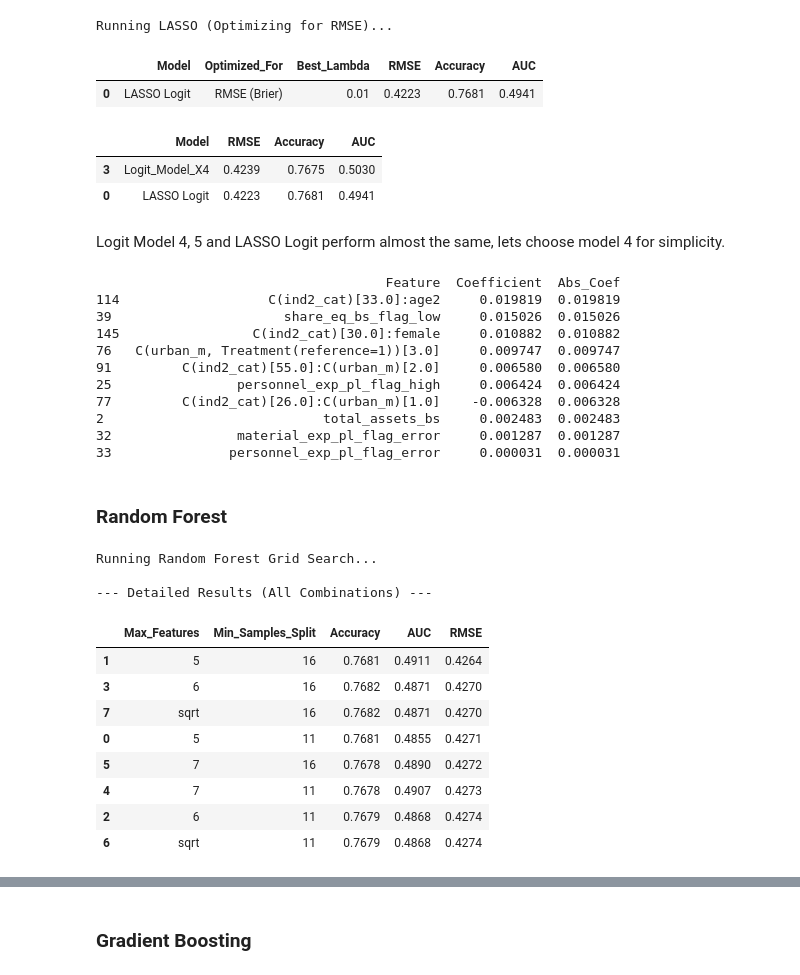
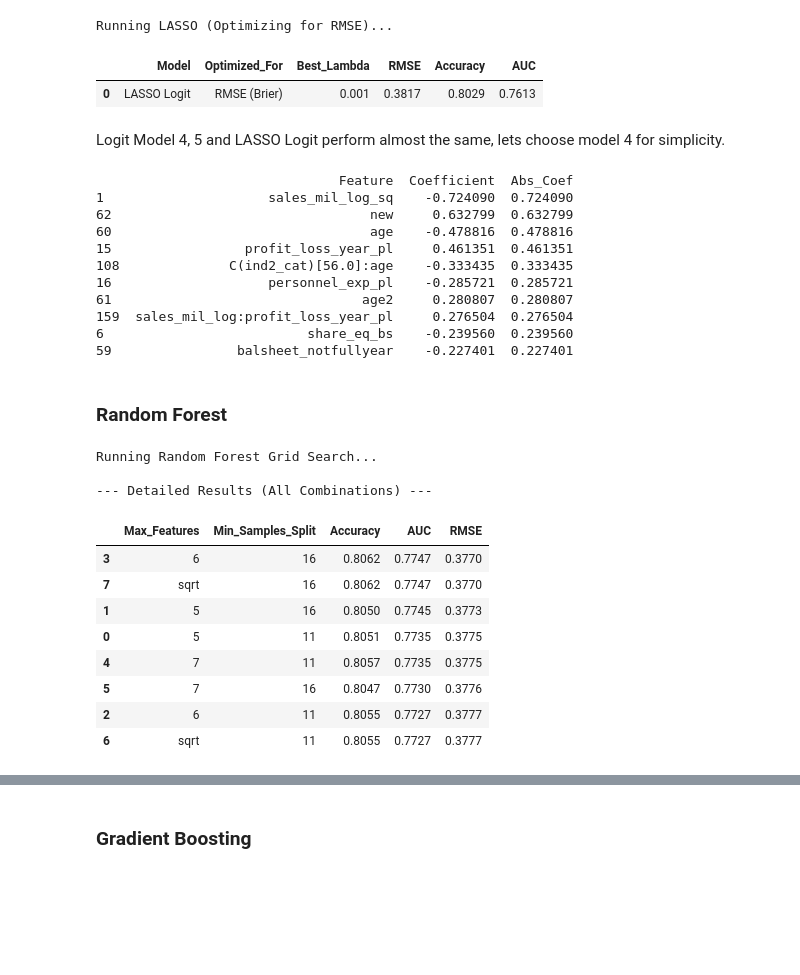
Before and after one commit to 4mbrus/Data-Analysis-3, a Jupyter notebook: Assignment 2/assignment_2.ipynb, the cells around one changed output, grey strips where cells are left out. Drawn from its saved outputs; the diff is of its cells as text; code cells hidden in the pictures; blank space fills up the shorter version.

```diff
--- a/Assignment 2/assignment_2.ipynb
+++ b/Assignment 2/assignment_2.ipynb
@@ -31,7 +21,7 @@ warnings.filterwarnings("ignore")
 # PART I: Probability prediction
 # %%
 # read in the clean dataset
-firms_df = pd.read_csv("bisnode_firms_clean.csv")
+firms_df = pd.read_csv("https://raw.githubusercontent.com/4mbrus/Data-Analysis-3/refs/heads/main/Assignment%202/bisnode_firms_clean.csv")
 # %%
 rawvars = ["curr_assets", "curr_liab", "extra_exp", "extra_inc", "extra_profit_loss", "fixed_assets",
               "inc_bef_tax", "intang_assets", "inventories", "liq_assets", "material_exp", "personnel_exp",
@@ -418,6 +170,13 @@ X_train, X_holdout, y_train, y_holdout = train_test_split(
     test_size=0.2,
     random_state=42
 )
+
+train_idx = X_train.index
+holdout_idx = X_holdout.index
+
+X_train_lasso = logitvars.loc[train_idx]
+X_train_rf = rfvars.loc[train_idx]
+X_holdout_rf = rfvars.loc[holdout_idx]
 # %% [markdown]
 ### OLS with Cross-Validation for X1:X5
 # %%
@@ -590,12 +355,9 @@ The best model is Model 4 and 5 are equaly good, 4 is simpler so we prefer that.
 # %% [markdown]
 ### Lasso Logit
 # %%
-X_train_data = logitvars.loc[train_idx]
-y_train_data = y_train
-
 # Define Hyperparameters (Lambdas -> Cs)
 lambdas = list(10**np.arange(-1, -4.01, -1/3))
-n_obs = len(X_train_data) * 4/5
+n_obs = len(X_train_lasso) * 4/5
 Cs_values = [1/(l*n_obs) for l in lambdas]
 
 #Create & Fit the RMSE-Optimized Model (Brier Score)
@@ -614,7 +376,7 @@ lasso_rmse_pipe = Pipeline([
 ])
 
 print("Running LASSO (Optimizing for RMSE)...")
-lasso_rmse_pipe.fit(X_train_data, y_train_data)
+lasso_rmse_pipe.fit(X_train_lasso, y_train)
 
 # --- EXTRACTING RESULTS ---
 
@@ -634,7 +396,7 @@ best_lambda_val = 1 / (best_C * n_obs)
 
 
 # Calculate Accuracy an AUC
-winner_model = Pipeline([
+lasso_winner_model = Pipeline([
     ('scaler', StandardScaler()),
     ('lasso_fixed', LogisticRegression(
         C=best_C,        # <--- The winner from Step 1
@@ -645,10 +407,10 @@ winner_model = Pipeline([
 ])
 
 # Run 5-fold CV just for this one best configuration to get accuracy and AUC
-acc_scores = cross_val_score(winner_model, X_train_data, y_train_data, cv=k, scoring='accuracy')
+acc_scores = cross_val_score(lasso_winner_model, X_train_lasso, y_train, cv=k, scoring='accuracy')
 corresponding_accuracy = acc_scores.mean()
 
-auc_scores = cross_val_score(winner_model, X_train_data, y_train_data, cv=k, scoring='roc_auc')
+auc_scores = cross_val_score(lasso_winner_model, X_train_lasso, y_train, cv=k, scoring='roc_auc')
 final_auc = auc_scores.mean()
 # %% [output]
 Running LASSO (Optimizing for RMSE)...
@@ -662,18 +424,12 @@ lasso_summary_table = pd.DataFrame([{
     'AUC': final_auc
 }])
 
-lasso_summary_table.round(4)
+lasso_summary_table = lasso_summary_table.round(4)
+lasso_summary_table_small = lasso_summary_table[["Model", "RMSE", "Accuracy", "AUC"]]
+lasso_summary_table
 # %% [output]
 |  | Model | Optimized_For | Best_Lambda | RMSE | Accuracy | AUC |
-| 0 | LASSO Logit | RMSE (Brier) | 0.01 | 0.4223 | 0.7681 | 0.4941 |
+| 0 | LASSO Logit | RMSE (Brier) | 0.001 | 0.3817 | 0.8029 | 0.7613 |
-# %%
-lasso_summary_table_small = lasso_summary_table[["Model", "RMSE", "Accuracy", "AUC"]].round(4)
-logit_comparison_table = pd.concat([logit_summary_table[logit_summary_table["Model"] == "Logit_Model_X4"], lasso_summary_table_small], axis=0)
-logit_comparison_table
-# %% [output]
-|  | Model | RMSE | Accuracy | AUC |
-| 3 | Logit_Model_X4 | 0.4239 | 0.7675 | 0.5030 |
-| 0 | LASSO Logit | 0.4223 | 0.7681 | 0.4941 |
 # %% [markdown]
 Logit Model 4, 5 and LASSO Logit perform almost the same, lets choose model 4 for simplicity.
 # %%
@@ -688,7 +444,7 @@ coefs = model_internal.coef_[0]
 
 # We use abs() to find the strongest drivers regardless of + or - direction
 feature_importance = pd.DataFrame({
-    'Feature': X_train_data.columns,
+    'Feature': X_train_lasso.columns,
     'Coefficient': coefs,
     'Abs_Coef': np.abs(coefs)
 })
@@ -699,16 +455,16 @@ top_suspects = feature_importance.sort_values(by='Abs_Coef', ascending=False).he
  # Data leak found: d1 values
 print(top_suspects)
 # %% [output]
-                                     Feature  Coefficient  Abs_Coef
-114                   C(ind2_cat)[33.0]:age2     0.019819  0.019819
-39                      share_eq_bs_flag_low     0.015026  0.015026
-145                 C(ind2_cat)[30.0]:female     0.010882  0.010882
-76   C(urban_m, Treatment(reference=1))[3.0]     0.009747  0.009747
-91         C(ind2_cat)[55.0]:C(urban_m)[2.0]     0.006580  0.006580
-25                personnel_exp_pl_flag_high     0.006424  0.006424
-77         C(ind2_cat)[26.0]:C(urban_m)[1.0]    -0.006328  0.006328
-2                            total_assets_bs     0.002483  0.002483
-32                material_exp_pl_flag_error     0.001287  0.001287
-33               personnel_exp_pl_flag_error     0.000031  0.000031
+                               Feature  Coefficient  Abs_Coef
+1                     sales_mil_log_sq    -0.724090  0.724090
+62                                 new     0.632799  0.632799
+60                                 age    -0.478816  0.478816
+15                 profit_loss_year_pl     0.461351  0.461351
+108              C(ind2_cat)[56.0]:age    -0.333435  0.333435
+16                    personnel_exp_pl    -0.285721  0.285721
+61                                age2     0.280807  0.280807
+159  sales_mil_log:profit_loss_year_pl     0.276504  0.276504
+6                          share_eq_bs    -0.239560  0.239560
+59                balsheet_notfullyear    -0.227401  0.227401
 # %% [markdown]
 ### Random Forest
@@ -743,45 +494,45 @@ prob_forest_grid = GridSearchCV(
 )
 
 print("Running Random Forest Grid Search...")
-prob_forest_grid.fit(X_train_rf, y_train_rf)
+prob_forest_grid.fit(X_train_rf, y_train)
 
 # --- TABLE 1: DETAILED RESULTS (Every Combination) ---
 
 # Extract results into a DataFrame
 cv_results = pd.DataFrame(prob_forest_grid.cv_results_)
 
 # Keep only the columns we care about
 cols_to_keep = ['param_max_features', 'param_min_samples_split',
                 'mean_test_accuracy', 'mean_test_roc_auc', 'mean_test_neg_brier_score']
 summary_table = cv_results[cols_to_keep].copy()
 
 # Rename columns for readability
 summary_table.columns = ['Max_Features', 'Min_Samples_Split', 'Accuracy', 'AUC', 'Neg_Brier']
 
 # Calculate RMSE from Neg_Brier
 summary_table['RMSE'] = np.sqrt(-1 * summary_table['Neg_Brier'])
 
 # Drop the confusing 'Neg_Brier' column now that we have RMSE
 summary_table = summary_table.drop(columns=['Neg_Brier'])
 
 # Sort by Lowest RMSE (Best Probabilities)
 summary_table = summary_table.sort_values(by='RMSE', ascending=True)
 
 print("\n--- Detailed Results (All Combinations) ---")
 summary_table.round(4)
 # %% [output]
 Running Random Forest Grid Search...
 
 --- Detailed Results (All Combinations) ---
 |  | Max_Features | Min_Samples_Split | Accuracy | AUC | RMSE |
-| 1 | 5 | 16 | 0.7681 | 0.4911 | 0.4264 |
-| 3 | 6 | 16 | 0.7682 | 0.4871 | 0.4270 |
-| 7 | sqrt | 16 | 0.7682 | 0.4871 | 0.4270 |
-| 0 | 5 | 11 | 0.7681 | 0.4855 | 0.4271 |
-| 5 | 7 | 16 | 0.7678 | 0.4890 | 0.4272 |
-| 4 | 7 | 11 | 0.7678 | 0.4907 | 0.4273 |
-| 2 | 6 | 11 | 0.7679 | 0.4868 | 0.4274 |
-| 6 | sqrt | 11 | 0.7679 | 0.4868 | 0.4274 |
+| 3 | 6 | 16 | 0.8062 | 0.7747 | 0.3770 |
+| 7 | sqrt | 16 | 0.8062 | 0.7747 | 0.3770 |
+| 1 | 5 | 16 | 0.8050 | 0.7745 | 0.3773 |
+| 0 | 5 | 11 | 0.8051 | 0.7735 | 0.3775 |
+| 4 | 7 | 11 | 0.8057 | 0.7735 | 0.3775 |
+| 5 | 7 | 16 | 0.8047 | 0.7730 | 0.3776 |
+| 2 | 6 | 11 | 0.8055 | 0.7727 | 0.3777 |
+| 6 | sqrt | 11 | 0.8055 | 0.7727 | 0.3777 |
 # %%
 # --- TABLE 2: BEST MODEL SUMMARY ---
 
```
Also changed, not shown: parts of 72 cells of this notebook.
